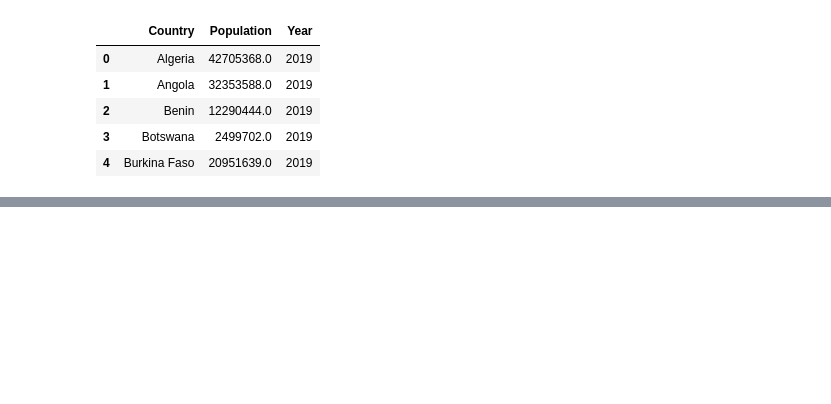
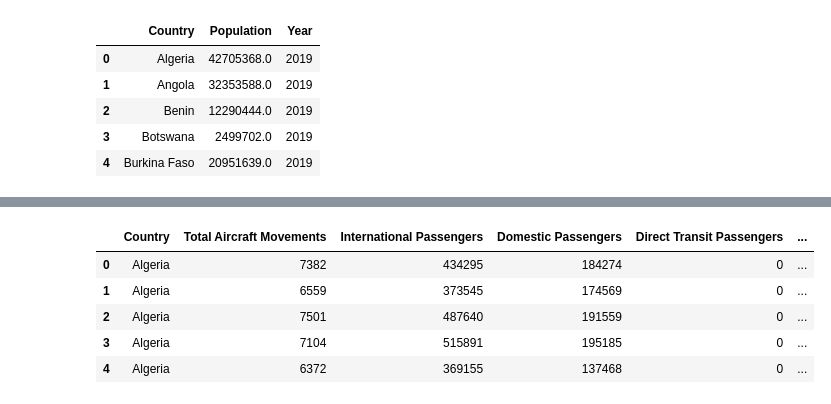
Before and after one commit to MbuyiseloNtando/Flights, a Jupyter notebook: Africa.ipynb, the cells around one changed output, grey strips where cells are left out. Cells and saved outputs as stored; diff of their text form; code cells hidden in the pictures; blank space fills up the shorter version.

```diff
--- a/Africa.ipynb
+++ b/Africa.ipynb
@@ -207,0 +210,14 @@ pd.merge(df_2019, gdp_2019, on='Country')
+# %%
+dfs = [df, pop, gdp]
+# %%
+import functools as ft
+df_final = ft.reduce(lambda left, right: pd.merge(left, right, on=['Country','Year']), dfs)
+# %%
+df_final.head(5)
+# %% [output]
+|  | Country | Total Aircraft Movements | International Passengers | Domestic Passengers | Direct Transit Passengers | ... |
+| 0 | Algeria | 7382 | 434295 | 184274 | 0 | ... |
+| 1 | Algeria | 6559 | 373545 | 174569 | 0 | ... |
+| 2 | Algeria | 7501 | 487640 | 191559 | 0 | ... |
+| 3 | Algeria | 7104 | 515891 | 195185 | 0 | ... |
+| 4 | Algeria | 6372 | 369155 | 137468 | 0 | ... |
```
Also changed, not shown: parts of 9 cells of this notebook.
